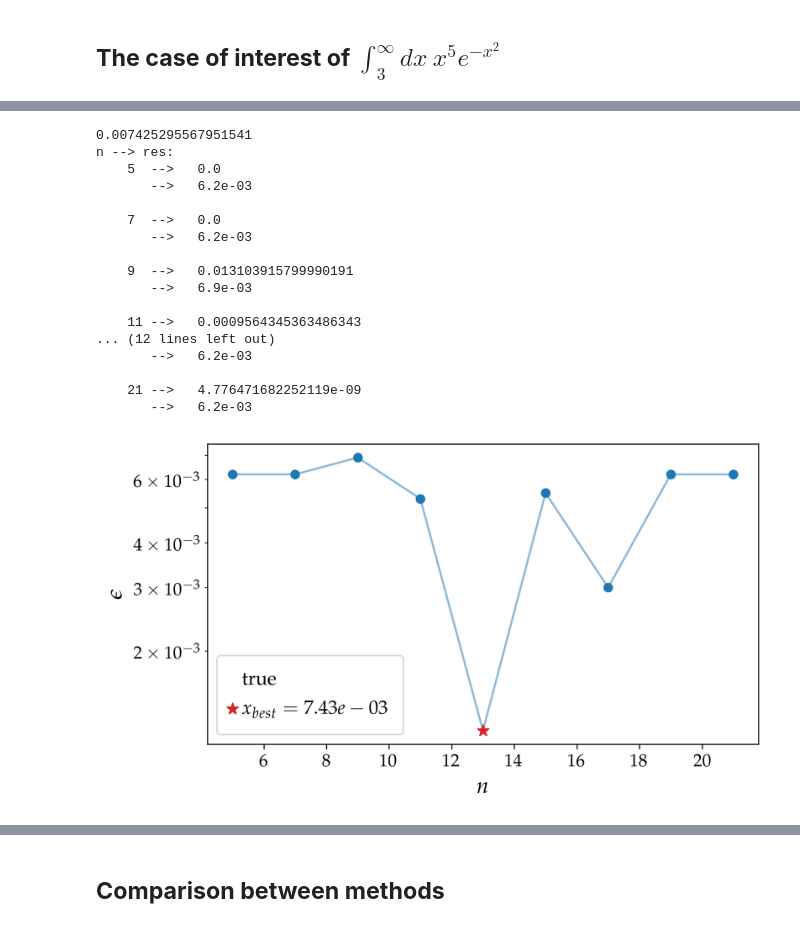
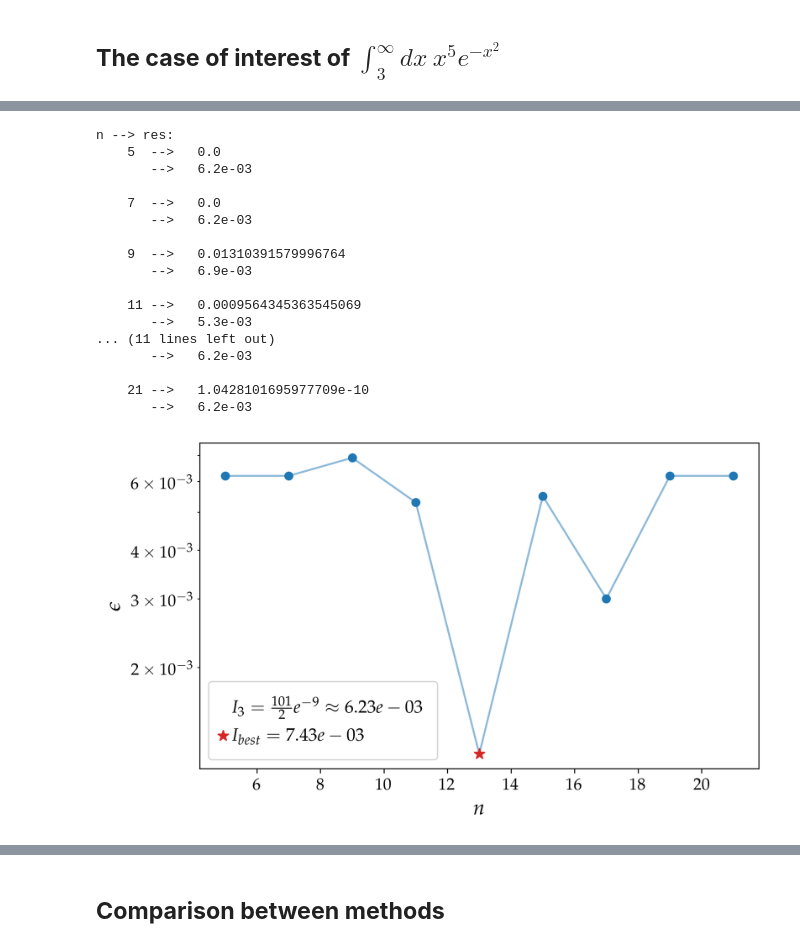
Before and after one commit to mvolpato-unimib/Lab_comp, a Jupyter notebook: ex22/gauss_quad.ipynb, the cells around one changed output, grey strips where cells are left out. Cells and saved outputs as stored; diff of their text form; code cells hidden in the pictures.

```diff
--- a/ex22/gauss_quad.ipynb
+++ b/ex22/gauss_quad.ipynb
@@ -198,7 +238,6 @@ data = np.loadtxt('txts/int3.txt')
 errs_3 = data[:, 2]
 best_ind = np.argmin(data[:, 2])
 I_g = data[:, 1][best_ind]
-print(I_g)
 
 print('n --> res:')
 for row in data:
@@ -210,7 +249,7 @@ for row in data:
     print(f'       -->   {err:.1e}\n')
 
 
-plt.figure(figsize=(7, 4))
+plt.figure(figsize=(7.5, 4.5))
 
 line, = plt.plot(n_deg_3, errs_3, alpha=0.5)
 pts = plt.scatter(n_deg_3[n_deg_3!=n_deg_3[best_ind]], errs_3[errs_3!=errs_3[best_ind]], marker='o')
@@ -219,40 +258,40 @@ best = plt.scatter(n_deg_3[best_ind], errs_3[best_ind], marker='*',
 
 plt.xlabel(rf'$n$')
 plt.ylabel(rf'$\epsilon$')
 plt.yscale('log')
 
 proxy_true = Line2D([0], [0], color='none')
 plt.legend(
     [proxy_true, best],
-    ['true', rf'$x_{{best}} = {I_g:.2e}$'],
+    [rf'$I_3 = \frac{{101}}{{2}}e^{{-9}} \approx {true_3:.2e}$', rf'$I_{{best}} = {I_g:.2e}$'],
     handlelength=0,
     handletextpad=0.5,
     borderpad=0.8,
     frameon=True
 )
 
 plt.tight_layout()
 plt.savefig('plots/int_3.png')
 plt.show()
 # %% [output]
-0.007425295567951541
 n --> res:
     5  -->   0.0
        -->   6.2e-03
 
     7  -->   0.0
        -->   6.2e-03
 
-    9  -->   0.013103915799990191
+    9  -->   0.01310391579996764
        -->   6.9e-03
 
-    11 -->   0.0009564345363486343
-... (12 lines left out)
+    11 -->   0.0009564345363545069
+       -->   5.3e-03
+... (11 lines left out)
        -->   6.2e-03
 
-    21 -->   4.776471682252119e-09
+    21 -->   1.0428101695977709e-10
        -->   6.2e-03
-[figure, old version]
+[figure, new version]
 # %%
 func = lambda x: x**5 * np.exp(-x**2)
 xmin = 3
```
Also changed, not shown: parts of 14 cells of this notebook, 19 other files.
